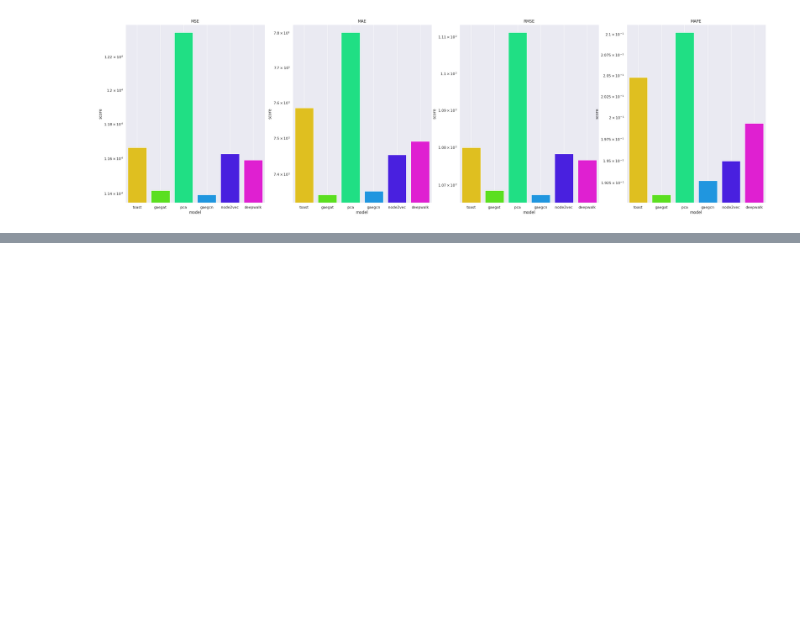
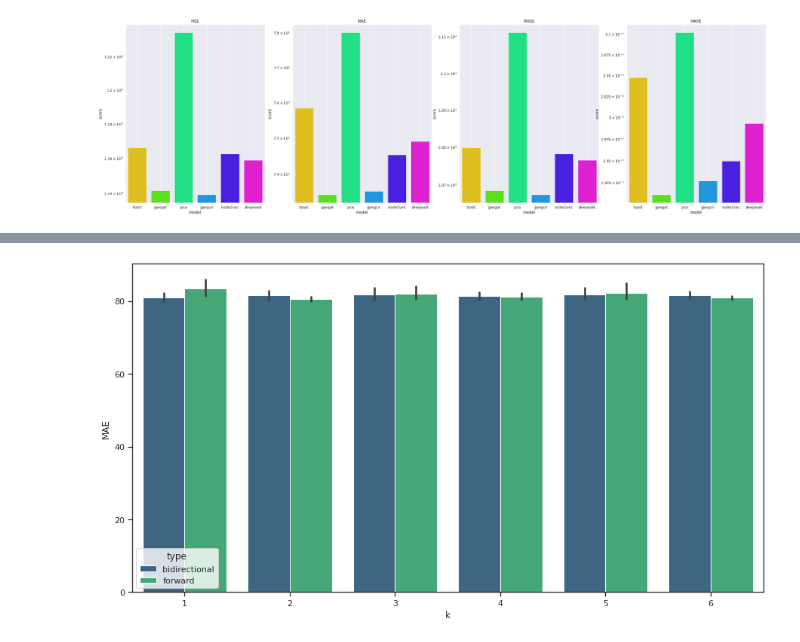
Before and after one commit to SwiftPredator/Trajectory-based-Road-Network-Representation-Learning, a Jupyter notebook: evaluation/analysis.ipynb, the cells around one changed output, grey strips where cells are left out. Cells and saved outputs as stored; diff of their text form; code cells hidden in the pictures; blank space fills up the shorter version.

```diff
--- a/evaluation/analysis.ipynb
+++ b/evaluation/analysis.ipynb
@@ -41,3 +41,16 @@ for df in dfs:
 [figure]
 [figure]
 [figure]
+# %%
+"""
+Analysis of k-evaluation
+"""
+all_files = glob.glob(os.path.join("./results" , "gtn_k_eva/*.csv"))
+
+dfs = []
+for filename in all_files:
+    df = pd.read_csv(filename, index_col=None, header=0)
+    print(filename)
+    df["k"] = df['model'].str.split('_').str[2]
+    df["type"] = df['model'].str.split('_').str[3]
+    dfs.append(df)
@@ -43,0 +66,7 @@ for df in dfs:
+# %%
+plt.figure(figsize=(15,8))
+
+ax = sns.barplot(x="k", y="MAE", hue="type", data=dfs[4], palette="viridis")
+#ax = sns.swarmplot(x="k", y="f1_macro", hue="type", data=dfs[1], palette="viridis")
+# %% [output]
+[figure, added]
```
Also changed, not shown: parts of 2 cells of this notebook, 6 other files.
